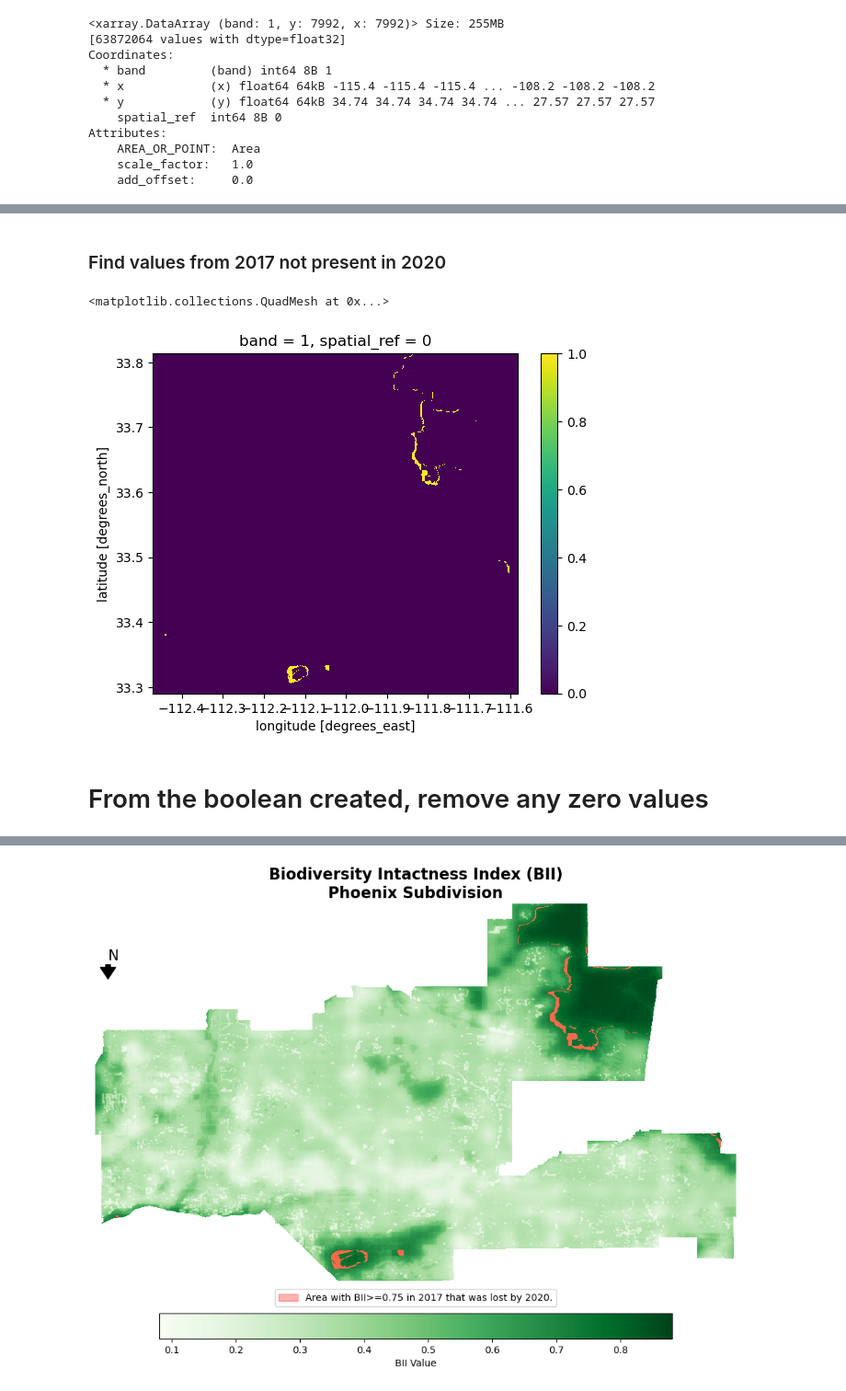
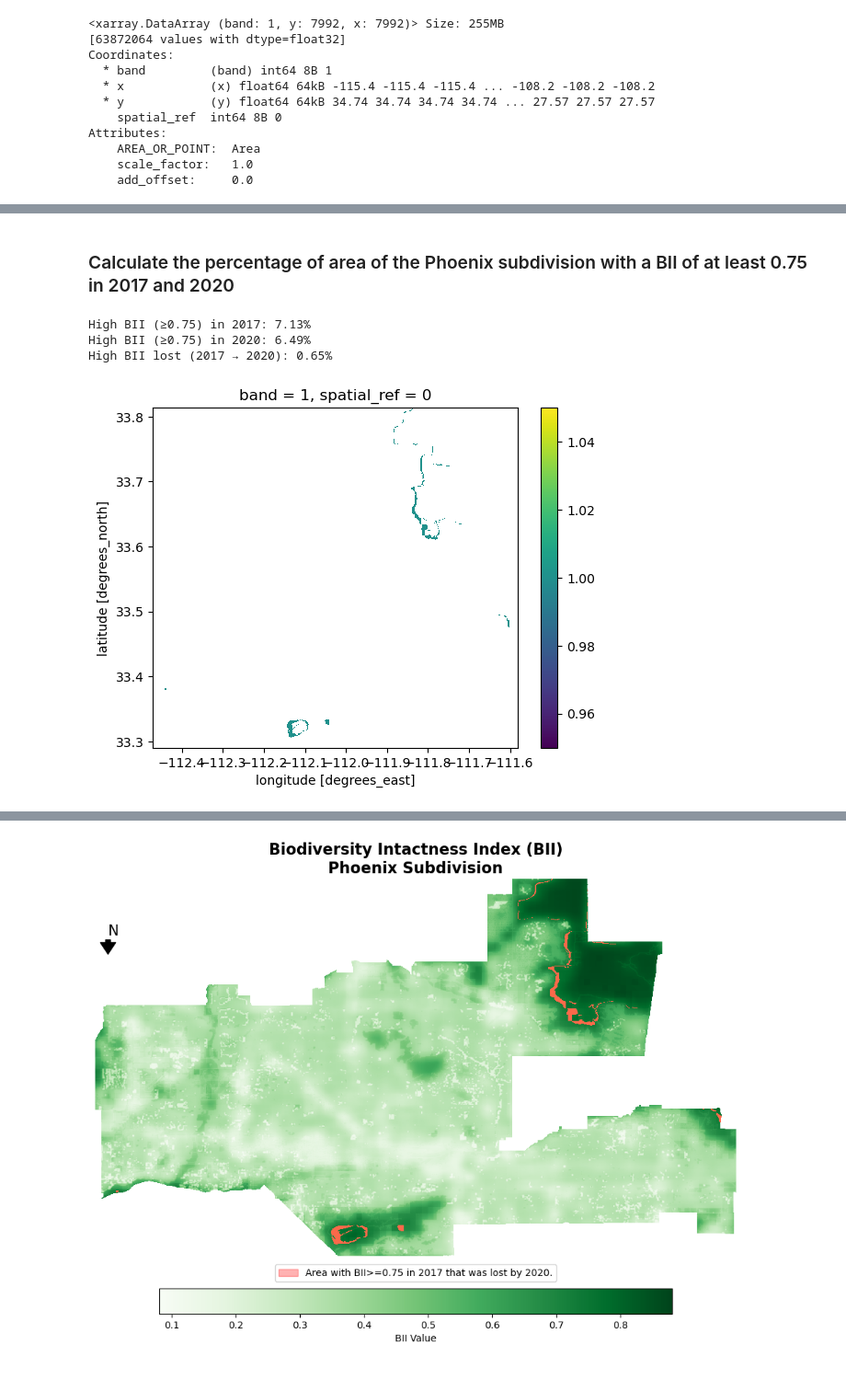
Before and after one commit to marietolteca00/biodiversity_intact_phoenix, a Jupyter notebook: final_task2_biodiv_intact.ipynb, the cells around one changed output, grey strips where cells are left out. Shown at 92% size. Drawn from its saved outputs; the diff is of its cells as text; code cells hidden in the pictures.

```diff
--- a/final_task2_biodiv_intact.ipynb
+++ b/final_task2_biodiv_intact.ipynb
@@ -210,7 +210,8 @@ phoenix_match = phoenix.to_crs(raster_2017.rio.crs)
 assert phoenix_match.crs == raster_2017.rio.crs
 
 # Clip
-raster_2017_clip = raster_2017.rio.clip_box(*phoenix_match.total_bounds)
+raster_2017_clip = raster_2017.rio.clip(phoenix_match.geometry, drop=True)
+print(f'NaN Values in Raster 2017: {np.isnan(raster_2017_clip.data).sum()}')
 
 # View results
 raster_2017_clip
@@ -235,6 +236,0 @@ raster_2017_clip.plot()
-# %%
-# Combine with pheonix
-raster_2017_clip = raster_2017_clip.rio.clip(phoenix_match.geometry)
-
-# View
-raster_2017_clip.plot()
@@ -281,7 +264,8 @@ phoenix_match = phoenix.to_crs(raster_2020.rio.crs)
 assert phoenix_match.crs == raster_2020.rio.crs
 
 # Clip
-raster_2020_clip = raster_2020.rio.clip_box(*phoenix_match.total_bounds)
+raster_2020_clip = raster_2020.rio.clip(phoenix_match.geometry, drop=True)
+print(f'NaN Values in Raster 2020: {np.isnan(raster_2020_clip.data).sum()}')
 
 # View results
 raster_2020_clip
@@ -300,6 +290,0 @@ Attributes:
-# %%
-# Clip only area of interest
-raster_2020_clip = raster_2020_clip.rio.clip(phoenix_match.geometry)
-
-# View
-raster_2020_clip.plot()
@@ -337,13 +291,45 @@ plt.show()
 # %% [markdown]
-### Find values from 2017 not present in 2020
+### Calculate the percentage of area of the Phoenix subdivision with a BII of at least 0.75 in 2017 and 2020
 # %%
-# Find values form 2017 not present in 2020
-diff_mask = bii_2017 ^ bii_2020
+# Grab the difference
+bii_2017 = raster_2017_clip >= 0.75
 
+
+# The Change in 2020 raster
+bii_2020 = raster_2020_clip >= 0.75
+
+# Find values form 2017 not present in 2020, lost high BII
+diff_mask = bii_2017 & (~bii_2020)
+
+# Remove NAN- this helped when plotting
+numeric_mask = diff_mask.where(diff_mask, other=np.nan)
 # View
-diff_mask.plot()
+numeric_mask.plot()
+
+# Convert to numpy arrays
+arr_2017 = bii_2017.data
+arr_2020 = bii_2020.data
+arr_loss = diff_mask.data
+
+# Total valid pixels inside Phoenix
+valid_pixels = np.isfinite(raster_2017_clip.data)
+total_pixels = valid_pixels.sum()
+
+# Counts
+count_2017 = arr_2017.sum()
+count_2020 = arr_2020.sum()
+count_loss = arr_loss.sum()
+
+# Convert to Percentages
+pct_2017_high = (count_2017 / total_pixels) * 100
+pct_2020_high = (count_2020 / total_pixels) * 100
+pct_loss      = (count_loss  / total_pixels) * 100
+
+print(f"High BII (≥0.75) in 2017: {pct_2017_high:.2f}%")
+print(f"High BII (≥0.75) in 2020: {pct_2020_high:.2f}%")
+print(f"High BII lost (2017 → 2020): {pct_loss:.2f}%")
 # %% [output]
-<matplotlib.collections.QuadMesh at 0x...>
+High BII (≥0.75) in 2017: 7.13%
+High BII (≥0.75) in 2020: 6.49%
+High BII lost (2017 → 2020): 0.65%
-[figure, old version]
+[figure, new version]
-# %% [markdown]
-# From the boolean created, remove any zero values
```
Also changed, not shown: parts of 23 cells of this notebook.
